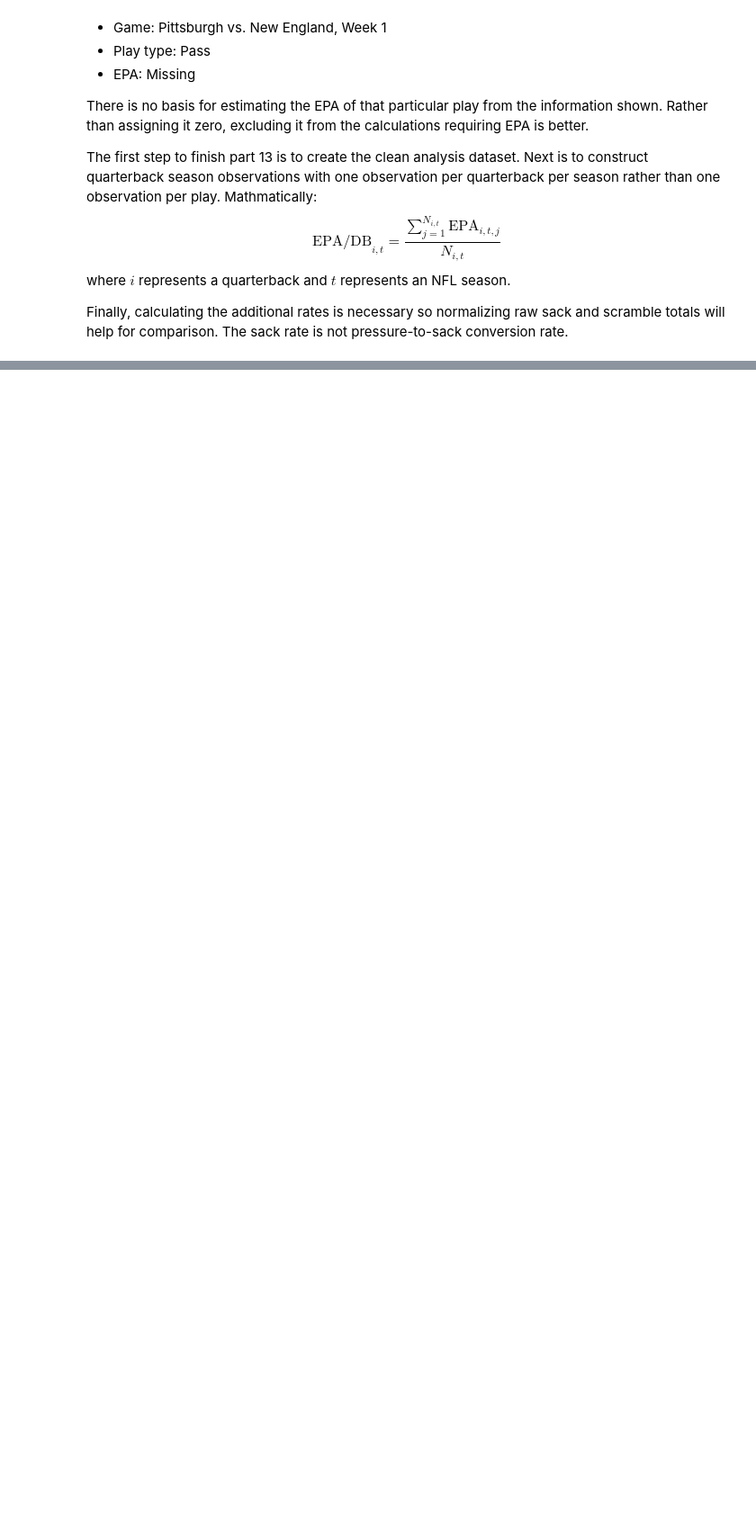
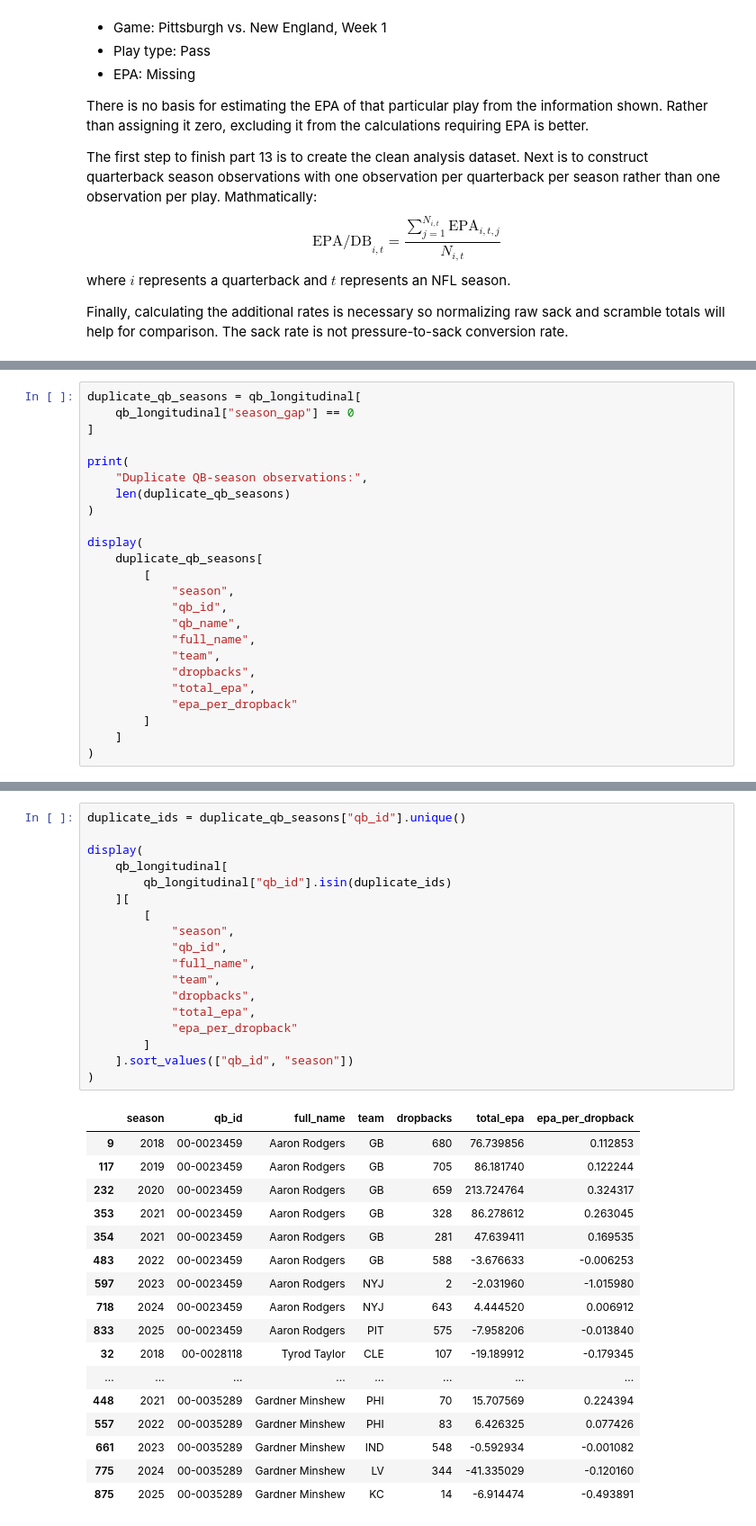
Before and after one commit to JadenGrossbaum/Data-Science, a Jupyter notebook: 01_nfl_qb_target_exploration.ipynb, the cells around one changed output, grey strips where cells are left out. Shown at 90% size. Saved outputs shown, nothing was run; the diff lists cells and outputs as text; blank space fills up the shorter version.

```diff
--- a/01_nfl_qb_target_exploration.ipynb
+++ b/01_nfl_qb_target_exploration.ipynb
@@ -1676,0 +2309,24 @@ qb_season_stats[
+# %%
+duplicate_qb_seasons = qb_longitudinal[
+    qb_longitudinal["season_gap"] == 0
+]
+
+print(
+    "Duplicate QB-season observations:",
+    len(duplicate_qb_seasons)
+)
+
+display(
+    duplicate_qb_seasons[
+        [
+            "season",
+            "qb_id",
+            "qb_name",
+            "full_name",
+            "team",
+            "dropbacks",
+            "total_epa",
+            "epa_per_dropback"
+        ]
+    ]
+)
@@ -1676,0 +2343,36 @@ qb_season_stats[
+# %%
+duplicate_ids = duplicate_qb_seasons["qb_id"].unique()
+
+display(
+    qb_longitudinal[
+        qb_longitudinal["qb_id"].isin(duplicate_ids)
+    ][
+        [
+            "season",
+            "qb_id",
+            "full_name",
+            "team",
+            "dropbacks",
+            "total_epa",
+            "epa_per_dropback"
+        ]
+    ].sort_values(["qb_id", "season"])
+)
+# %% [output]
+|  | season | qb_id | full_name | team | dropbacks | total_epa | epa_per_dropback |
+| 9 | 2018 | 00-0023459 | Aaron Rodgers | GB | 680 | 76.739856 | 0.112853 |
+| 117 | 2019 | 00-0023459 | Aaron Rodgers | GB | 705 | 86.181740 | 0.122244 |
+| 232 | 2020 | 00-0023459 | Aaron Rodgers | GB | 659 | 213.724764 | 0.324317 |
+| 353 | 2021 | 00-0023459 | Aaron Rodgers | GB | 328 | 86.278612 | 0.263045 |
+| 354 | 2021 | 00-0023459 | Aaron Rodgers | GB | 281 | 47.639411 | 0.169535 |
+| 483 | 2022 | 00-0023459 | Aaron Rodgers | GB | 588 | -3.676633 | -0.006253 |
+| 597 | 2023 | 00-0023459 | Aaron Rodgers | NYJ | 2 | -2.031960 | -1.015980 |
+| 718 | 2024 | 00-0023459 | Aaron Rodgers | NYJ | 643 | 4.444520 | 0.006912 |
+| 833 | 2025 | 00-0023459 | Aaron Rodgers | PIT | 575 | -7.958206 | -0.013840 |
+| 32 | 2018 | 00-0028118 | Tyrod Taylor | CLE | 107 | -19.189912 | -0.179345 |
+| ... | ... | ... | ... | ... | ... | ... | ... |
+| 448 | 2021 | 00-0035289 | Gardner Minshew | PHI | 70 | 15.707569 | 0.224394 |
+| 557 | 2022 | 00-0035289 | Gardner Minshew | PHI | 83 | 6.426325 | 0.077426 |
+| 661 | 2023 | 00-0035289 | Gardner Minshew | IND | 548 | -0.592934 | -0.001082 |
+| 775 | 2024 | 00-0035289 | Gardner Minshew | LV | 344 | -41.335029 | -0.120160 |
+| 875 | 2025 | 00-0035289 | Gardner Minshew | KC | 14 | -6.914474 | -0.493891 |
```
Also changed, not shown: parts of 49 cells of this notebook.
